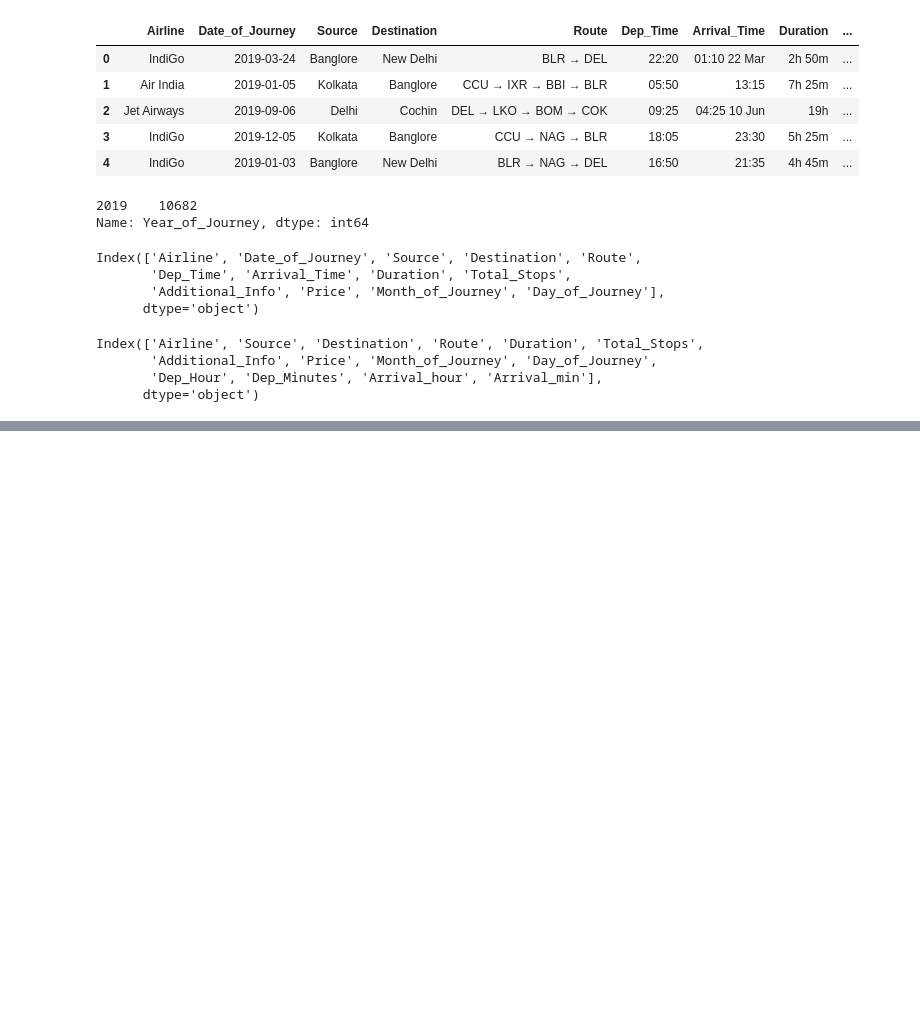
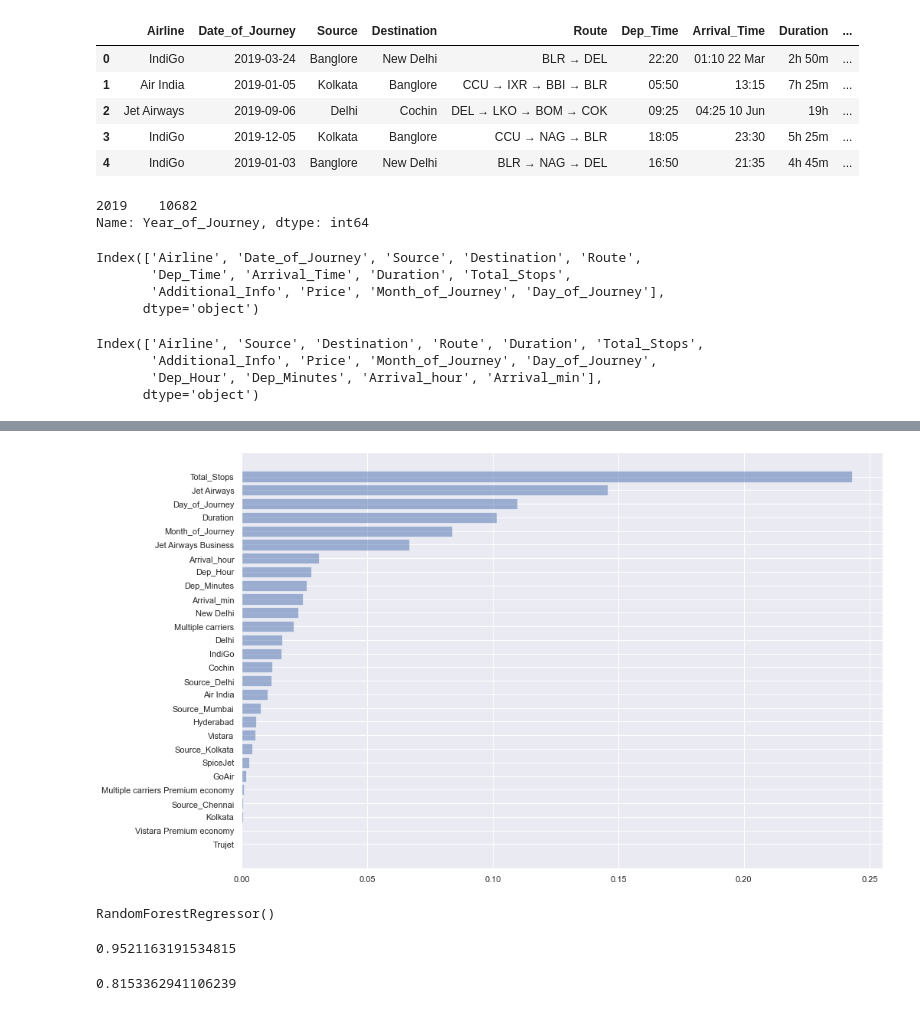
Before and after one commit to sandhyaammasi/flight-fare-prediction, a Jupyter notebook: script.ipynb, the cells around one changed output, grey strips where cells are left out. Drawn from its saved outputs; the diff is of its cells as text; code cells hidden in the pictures; blank space fills up the shorter version.

```diff
--- a/script.ipynb
+++ b/script.ipynb
@@ -163,0 +526,6 @@ for i in range(len(duration)):
+# %%
+# using ExtraTreesRegressor to perform feature selection
+
+from sklearn.ensemble import ExtraTreesRegressor
+ftSelect = ExtraTreesRegressor()
+ftSelect.fit(X,y.Price)
@@ -163,0 +544,2 @@ for i in range(len(duration)):
+# %%
+imp  = pd.DataFrame(ftSelect.feature_importances_)
@@ -163,0 +566,3 @@ for i in range(len(duration)):
+# %%
+cols = pd.DataFrame(X.columns)
+cols
@@ -163,0 +587,7 @@ for i in range(len(duration)):
+# %%
+ftImpdf = pd.DataFrame()
+ftImpdf['features'] = cols
+ftImpdf['importance'] = imp
+
+ftImpdf.sort_values(by='importance',inplace=True)
+ftImpdf
@@ -163,0 +612,9 @@ for i in range(len(duration)):
+# %%
+plt.figure(figsize = (15,10))
+plt.barh( ftImpdf['features'],ftImpdf['importance'], align='center', alpha=0.5)
+#plt.xticks(ftImpdf['features'], ftImpdf['importance'])
+#plt.ylabel('Usage')
+#plt.title('Programming language usage')
+plt.show()
+# %% [output]
+[figure, added]
@@ -163,0 +626,17 @@ for i in range(len(duration)):
+# %%
+from sklearn.ensemble import RandomForestRegressor
+
+RandomForestRegressModel = RandomForestRegressor()
+RandomForestRegressModel.fit(X_train,y_train)
+# %% [output]
+RandomForestRegressor()
+# %%
+# r2 score for training data
+RandomForestRegressModel.score(X_train,y_train)
+# %% [output]
+0.9521163191534815
+# %%
+# r2 score for testing  data
+RandomForestRegressModel.score(X_test,y_test)
+# %% [output]
+0.8153362941106239
```
Also changed, not shown: parts of 59 cells of this notebook.
